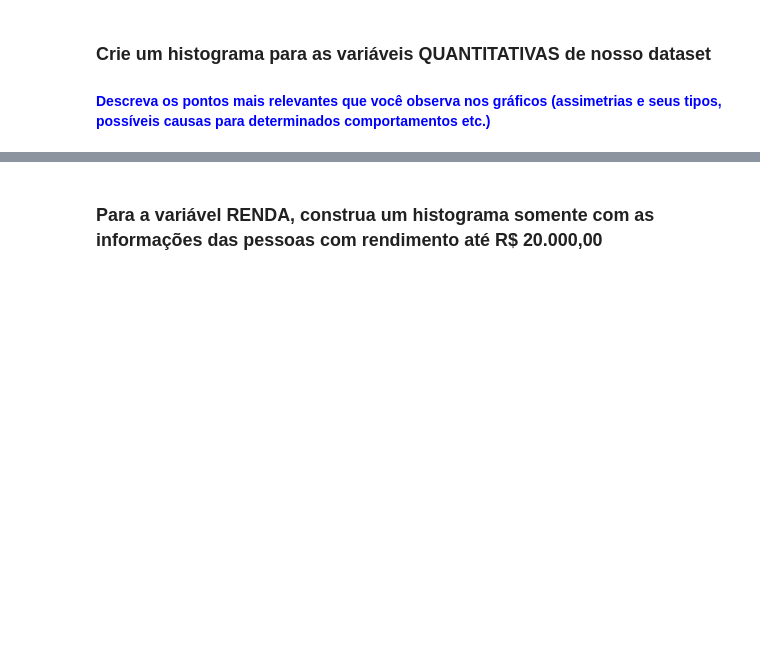
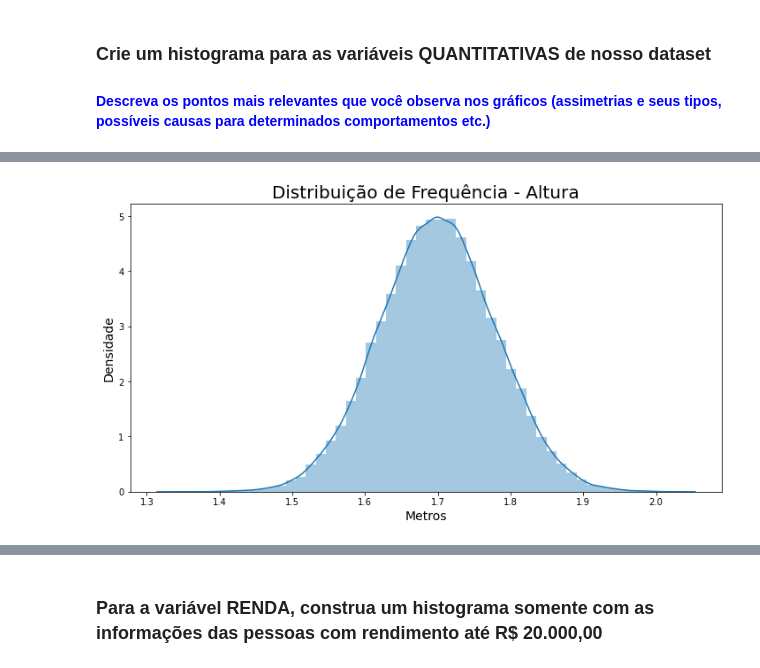
Before and after one commit to mvboas/curso_estatistica_com_python, a Jupyter notebook: notebooks/Análise_Descritiva.ipynb, the cells around one changed output, grey strips where cells are left out. Saved outputs shown, nothing was run; the diff lists cells and outputs as text; code cells hidden in the pictures; blank space fills up the shorter version.

```diff
--- a/notebooks/Análise_Descritiva.ipynb
+++ b/notebooks/Análise_Descritiva.ipynb
@@ -178,0 +310,9 @@ Escreva suas conclusões aqui...
+# %%
+ax = sns.distplot(a=dados.Altura)
+ax.figure.set_size_inches(12,6)
+ax.set_title('Distribuição de Frequência - Altura', fontsize = 20)
+ax.set_ylabel('Densidade', fontsize = 14)
+ax.set_xlabel('Metros', fontsize = 14)
+plt.show()
+# %% [output]
+[figure, added]
```
Also changed, not shown: parts of 44 cells of this notebook.
